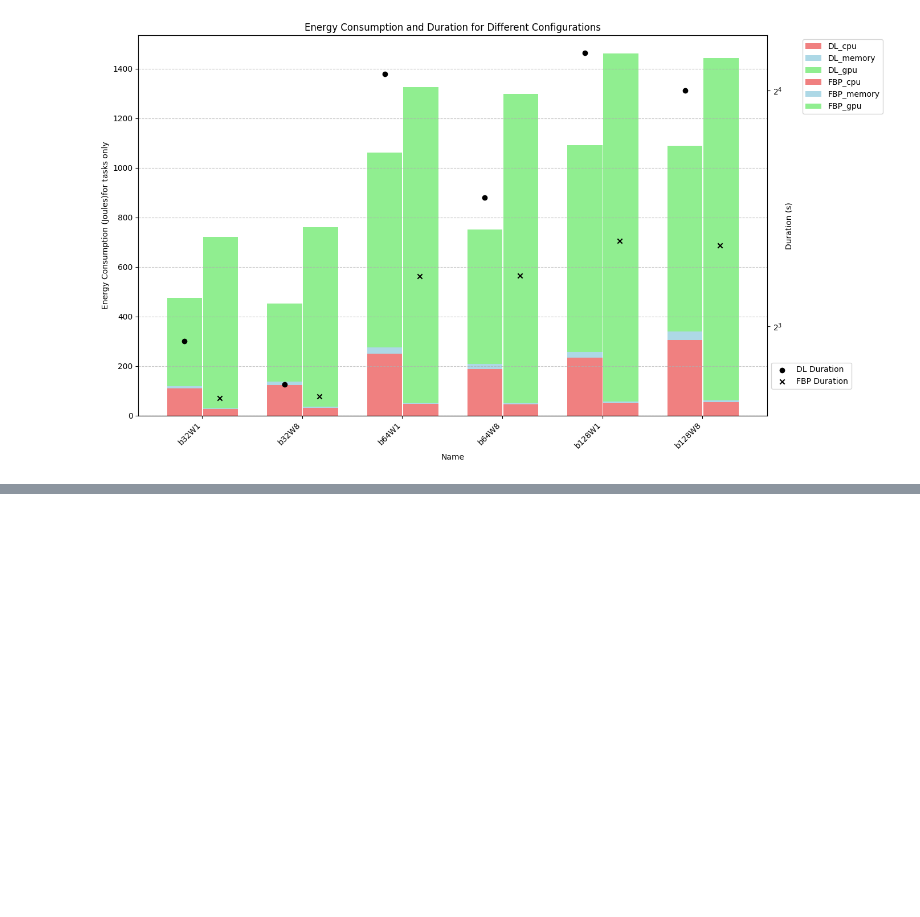
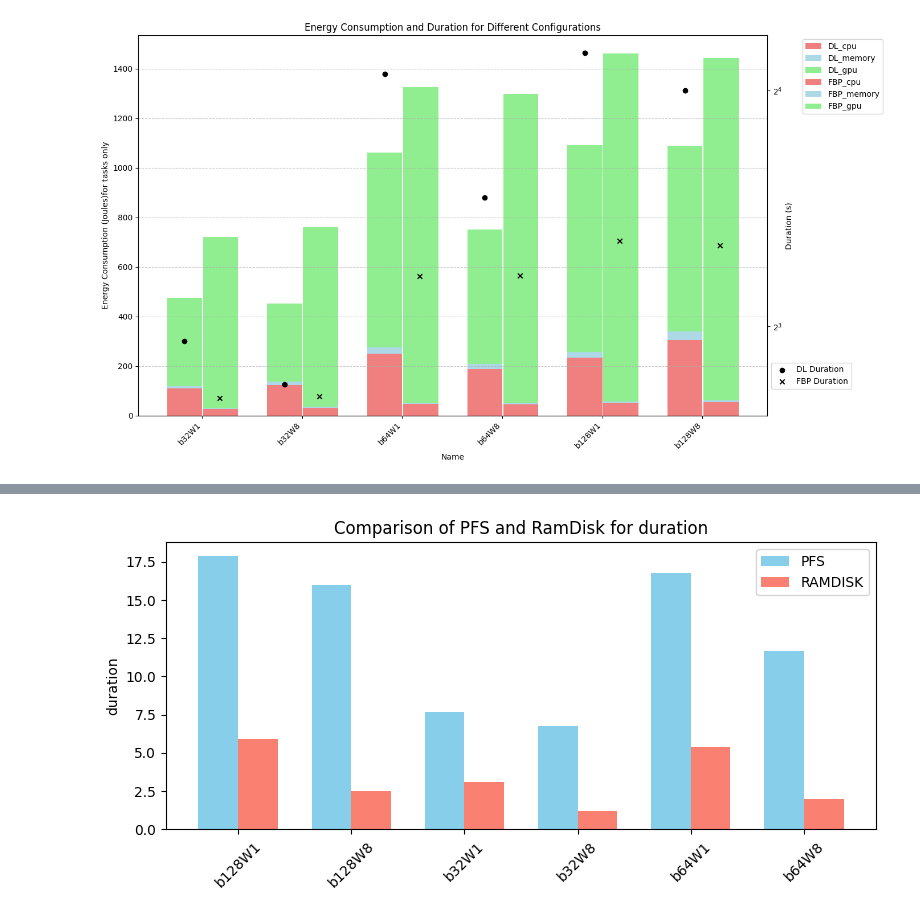
Before and after one commit to H-jamil/MultiNodeEnergyTracker, a Jupyter notebook: test_code.ipynb, the cells around one changed output, grey strips where cells are left out. Cells and saved outputs as stored; diff of their text form; code cells hidden in the pictures; blank space fills up the shorter version.

```diff
--- a/test_code.ipynb
+++ b/test_code.ipynb
@@ -1298,0 +1494,12 @@ Name: b128W8
+# %%
+target_config= ['b32W1','b32W8','b64W1','b64W8','b128W1','b128W8' ]
+comparison_results={}
+for config in target_config:
+    string = config+'_duration'
+    comparison_results[string]= get_matching_values(final_df,final_df_ramdisk,'name',config,'DL_duration')
+    string = config+'_cpuEnergy'
+    comparison_results[string]= get_matching_values(final_df,final_df_ramdisk,'name',config,'DL_cpu_task')
+    string = config+'_memoryEnergy'
+    comparison_results[string]= get_matching_values(final_df,final_df_ramdisk,'name',config,'DL_memory_task')
+    string = config+'_gpuEnergy'
+    comparison_results[string]= get_matching_values(final_df,final_df_ramdisk,'name',config,'DL_gpu_task')
@@ -1298,0 +1663,77 @@ Name: b128W8
+# %%
+import pandas as pd
+import numpy as np
+import matplotlib.pyplot as plt
+import seaborn as sns
+
+# Data preparation (same as before)
+comparison_results
+
+# Convert to DataFrame
+data_rows = []
+
+for key, value in comparison_results.items():
+    try:
+        identifier, metric = key.split('_', 1)
+    except ValueError:
+        print(f"Invalid key format: '{key}'. Expected 'identifier_metric'. Skipping.")
+        continue
+
+    old_value, new_value = map(float, value)
+    ratio = old_value / new_value if new_value != 0 else np.nan
+
+    data_rows.append({
+        'Identifier': identifier,
+        'Metric': metric,
+        'Old Value': old_value,
+        'New Value': new_value,
+        'Ratio': ratio
+    })
+
+df = pd.DataFrame(data_rows)
+
+# Plotting function (same as before)
+def plot_metrics(df):
+    metrics = df['Metric'].unique()
+
+    for metric in metrics:
+        df_metric = df[df['Metric'] == metric]
+        df_metric.sort_values('Identifier', inplace=True)
+
+        x = np.arange(len(df_metric))
+        width = 0.35
+
+        fig, ax = plt.subplots(figsize=(8, 4))
+
+        rects1 = ax.bar(x - width/2, df_metric['Old Value'], width, label='PFS', color='skyblue')
+        rects2 = ax.bar(x + width/2, df_metric['New Value'], width, label='RAMDISK', color='salmon')
+
+        ax.set_ylabel(metric)
+        ax.set_title(f'Comparison of PFS and RamDisk for {metric}')
+        ax.set_xticks(x)
+        ax.set_xticklabels(df_metric['Identifier'], rotation=45)
+        ax.legend()
+
+        # Annotate with ratio
+        for i, row in df_metric.iterrows():
+            ratio = row['Ratio']
+            if pd.notna(ratio):
+                ratio_text = f"{ratio:.2f}X"
+                if ratio > 1:
+                    ratio_text += " better"
+                elif ratio < 1:
+                    ratio_text += " worse"
+                else:
+                    ratio_text += " same"
+            else:
+                ratio_text = "N/A"
+
+            # ax.text(i, max(row['Old Value'], row['New Value']) + 0.05 * max(df_metric['Old Value'].max(), df_metric['New Value'].max()),
+            #         ratio_text, ha='center', va='bottom', fontsize=9)
+
+        plt.tight_layout()
+        plt.show()
+
+# Call the plotting function
+plot_metrics(df)
+# %% [output]
@@ -1298,0 +1744 @@ Name: b128W8
+[figure, added]
```
Also changed, not shown: parts of 17 cells of this notebook, 10 other files.
